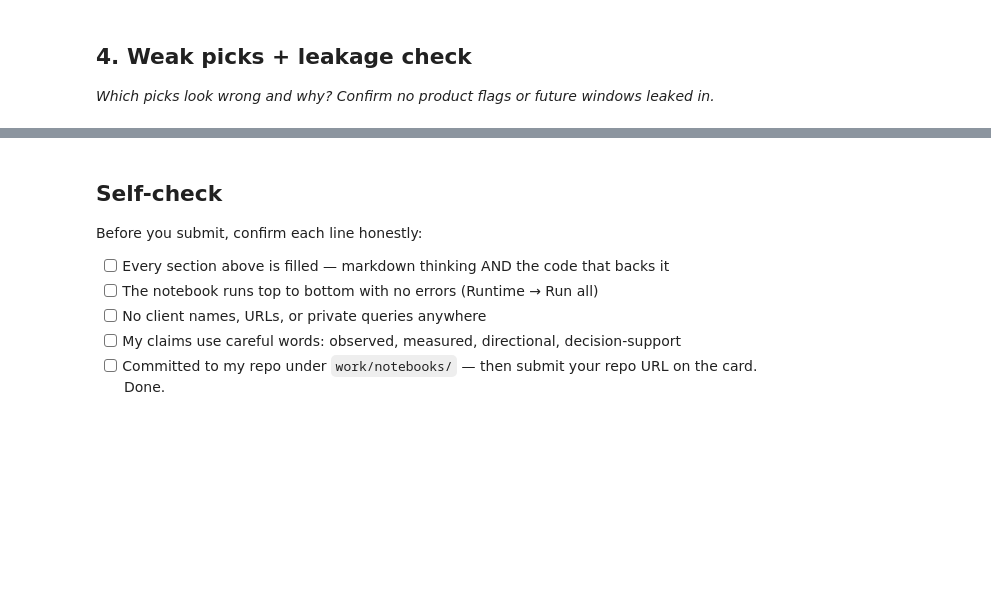
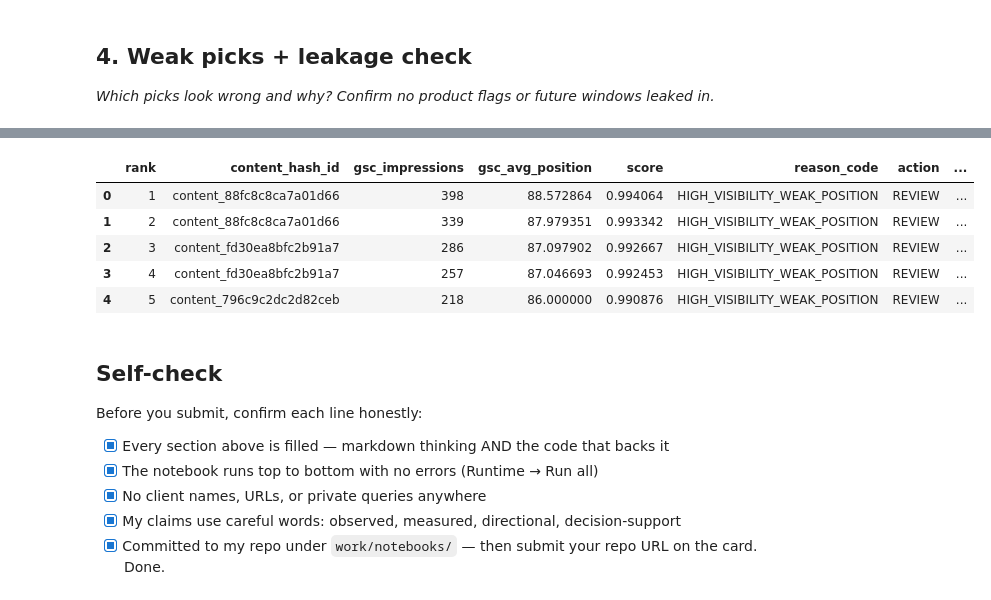
Before and after one commit to aamr8010/flyrank-ml-internship, a Jupyter notebook: work/notebooks/w04_baseline_score.ipynb, the cells around one changed output, grey strips where cells are left out. Saved outputs shown, nothing was run; the diff lists cells and outputs as text; code cells hidden in the pictures; blank space fills up the shorter version.

```diff
--- a/work/notebooks/w04_baseline_score.ipynb
+++ b/work/notebooks/w04_baseline_score.ipynb
@@ -37,10 +423,42 @@ This skeleton is yours to fill. Work the sections **in order** — each one has
+# %%
+# Show a few potential weak picks for skeptical review
+
+weak_picks = queue.head(5).copy()
+
+weak_picks["review_note"] = (
+    "Potential weak pick: the score is driven only by search visibility "
+    "and average position, so business context or page quality could change "
+    "the final decision."
+)
+
+display(
+    weak_picks[
+        [
+            "rank",
+            "content_hash_id",
+            "gsc_impressions",
+            "gsc_avg_position",
+            "score",
+            "reason_code",
+            "action",
+            "review_note"
+        ]
+    ]
+)
+# %% [output]
+|  | rank | content_hash_id | gsc_impressions | gsc_avg_position | score | reason_code | action | ... |
+| 0 | 1 | content_88fc8c8ca7a01d66 | 398 | 88.572864 | 0.994064 | HIGH_VISIBILITY_WEAK_POSITION | REVIEW | ... |
+| 1 | 2 | content_88fc8c8ca7a01d66 | 339 | 87.979351 | 0.993342 | HIGH_VISIBILITY_WEAK_POSITION | REVIEW | ... |
+| 2 | 3 | content_fd30ea8bfc2b91a7 | 286 | 87.097902 | 0.992667 | HIGH_VISIBILITY_WEAK_POSITION | REVIEW | ... |
+| 3 | 4 | content_fd30ea8bfc2b91a7 | 257 | 87.046693 | 0.992453 | HIGH_VISIBILITY_WEAK_POSITION | REVIEW | ... |
+| 4 | 5 | content_796c9c2dc2d82ceb | 218 | 86.000000 | 0.990876 | HIGH_VISIBILITY_WEAK_POSITION | REVIEW | ... |
 # %% [markdown]
 ## Self-check
 
 Before you submit, confirm each line honestly:
 
-- [ ] Every section above is filled — markdown thinking AND the code that backs it
-- [ ] The notebook runs top to bottom with no errors (Runtime → Run all)
-- [ ] No client names, URLs, or private queries anywhere
-- [ ] My claims use careful words: observed, measured, directional, decision-support
-- [ ] Committed to my repo under `work/notebooks/` — then submit your repo URL on the card. Done.
+- [x] Every section above is filled — markdown thinking AND the code that backs it
+- [x] The notebook runs top to bottom with no errors (Runtime → Run all)
+- [x] No client names, URLs, or private queries anywhere
+- [x] My claims use careful words: observed, measured, directional, decision-support
+- [x] Committed to my repo under `work/notebooks/` — then submit your repo URL on the card. Done.
```
Also changed, not shown: parts of 16 cells of this notebook.
